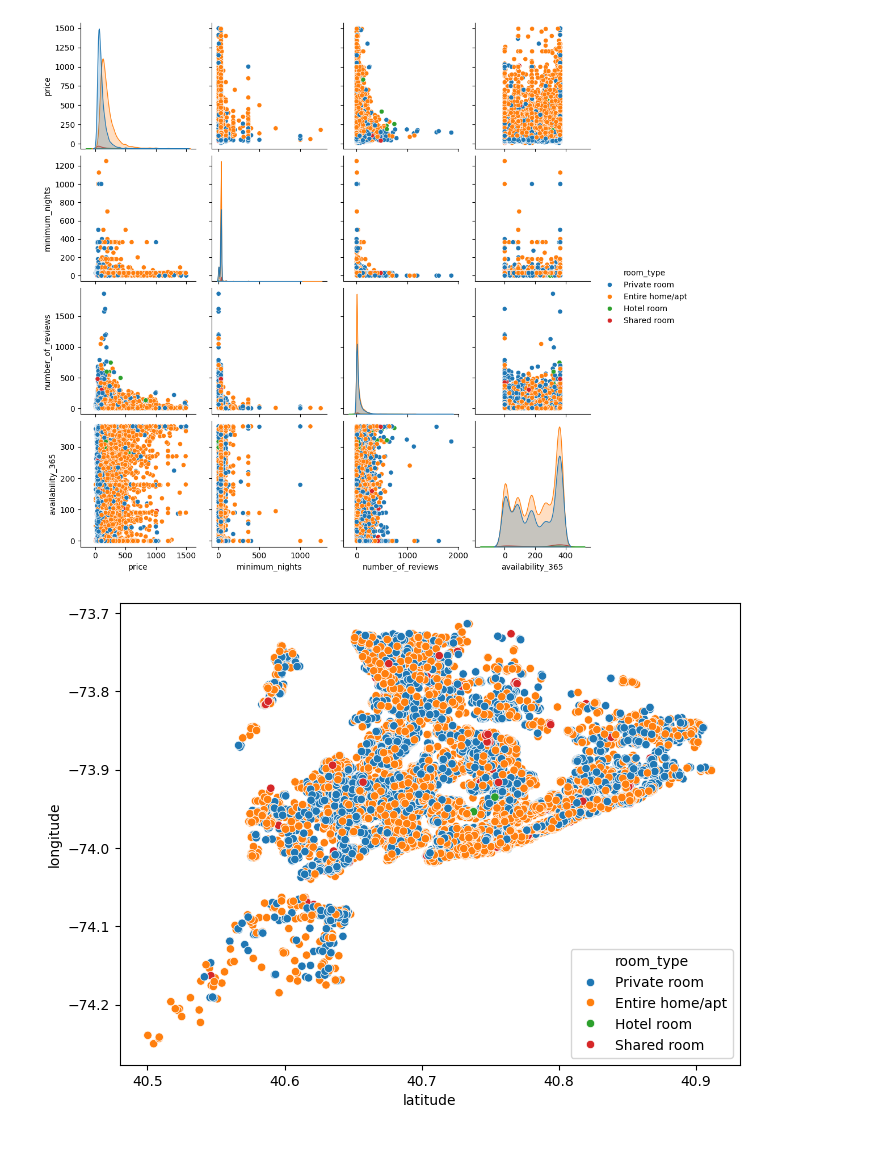
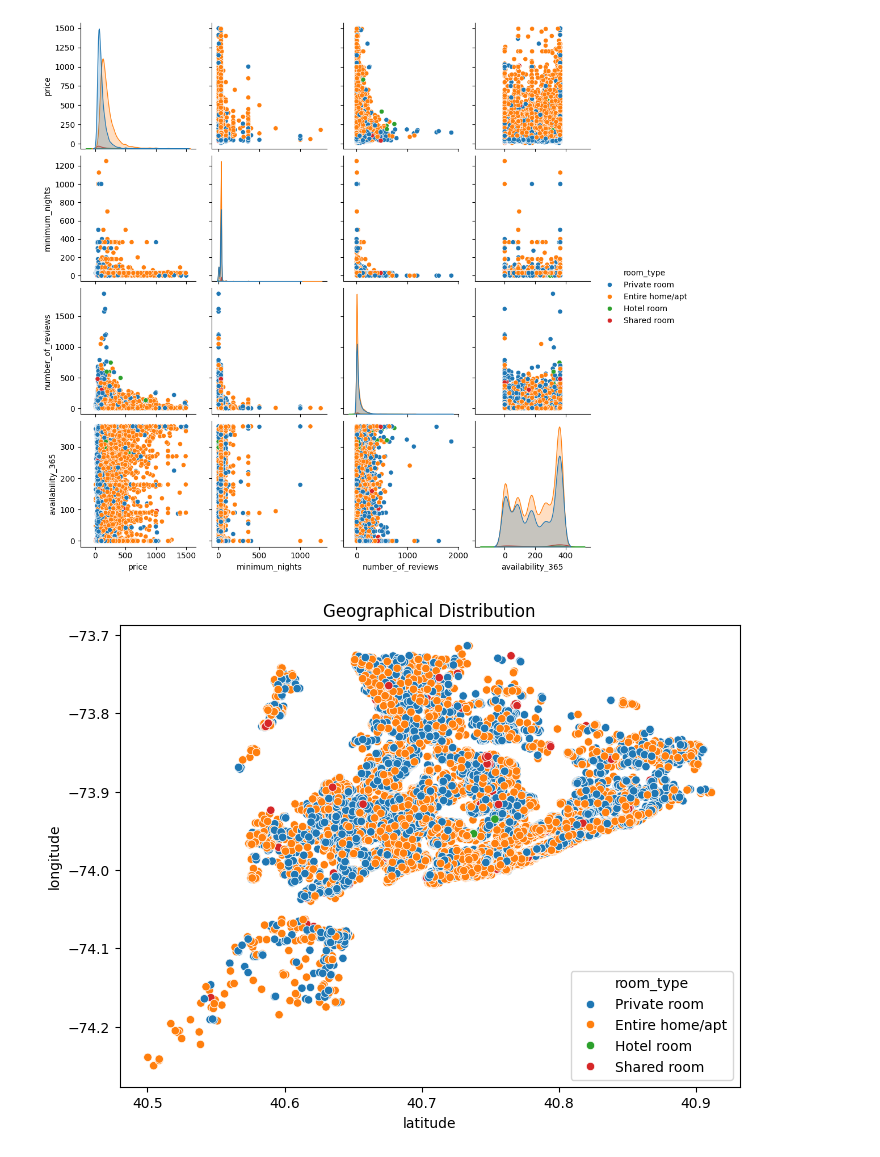
Before and after one commit to Vanshaj14Mohan/Airbnb-NYC-Project, a Jupyter notebook: Files/main.ipynb, the cells around one changed output. Drawn from its saved outputs; the diff is of its cells as text; code cells hidden in the pictures.

```diff
--- a/Files/main.ipynb
+++ b/Files/main.ipynb
@@ -314,7 +314,8 @@ sns.pairplot(data=df, vars=["price", "minimum_nights", "number_of_reviews", "ava
 # %%
 #For Geographical Distribution
 plt.figure(figsize=(8,6))
 sns.scatterplot(data = df, x="latitude", y="longitude", hue="room_type")
+plt.title("Geographical Distribution")
 plt.show()
 # %% [output]
-[figure, old version]
+[figure, new version]
```
